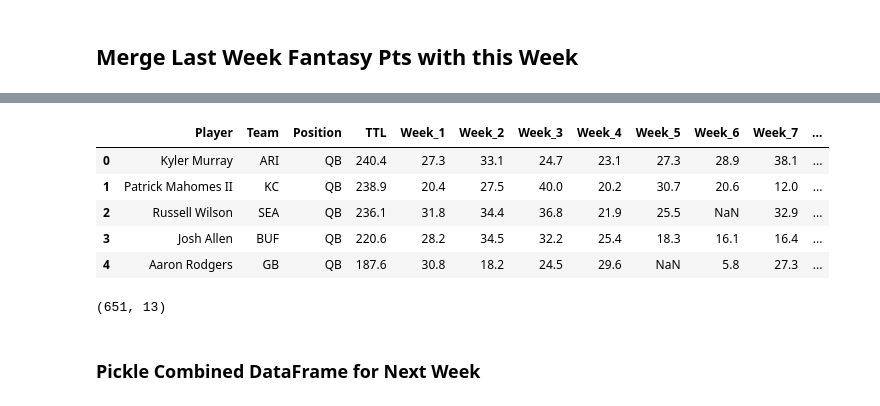
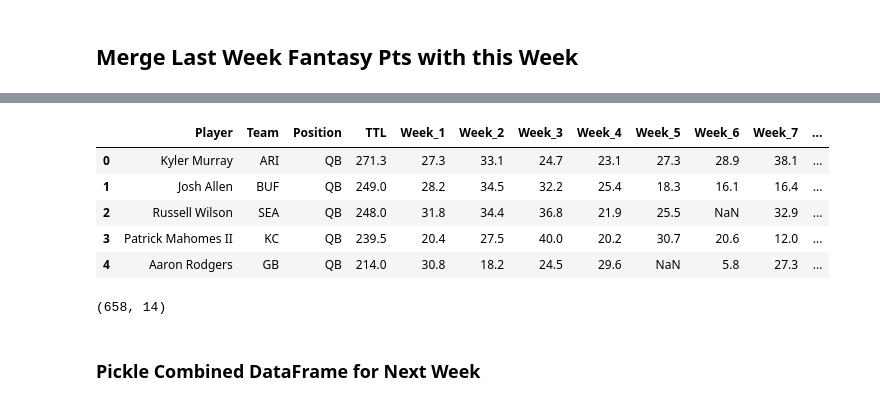
Before and after one commit to mcerow/fantasy_football, a Jupyter notebook: week10/Week10_DataCleaning.ipynb, the cells around one changed output, grey strips where cells are left out. Saved outputs shown, nothing was run; the diff lists cells and outputs as text; code cells hidden in the pictures.

Commit message:
cleaned offense dataframe

```diff
--- a/week10/Week10_DataCleaning.ipynb
+++ b/week10/Week10_DataCleaning.ipynb
@@ -227,19 +227,19 @@ Index(['Player', 'Team', 'Position', 'TTL', 'Week_9', 'Week_1', 'Week_2',
       dtype='object')
 # %%
 fantasy_pts = fantasy_pts[['Player', 'Team', 'Position', 'TTL', 'Week_1', 'Week_2', 'Week_3', 'Week_4', 'Week_5',
-                           'Week_6', 'Week_7', 'Week_8', 'Week_9']]
+                           'Week_6', 'Week_7', 'Week_8', 'Week_9', 'Week_10']]
 fantasy_pts.head()
 # %% [output]
 |  | Player | Team | Position | TTL | Week_1 | Week_2 | Week_3 | Week_4 | Week_5 | Week_6 | Week_7 | ... |
-| 0 | Kyler Murray | ARI | QB | 240.4 | 27.3 | 33.1 | 24.7 | 23.1 | 27.3 | 28.9 | 38.1 | ... |
-| 1 | Patrick Mahomes II | KC | QB | 238.9 | 20.4 | 27.5 | 40.0 | 20.2 | 30.7 | 20.6 | 12.0 | ... |
-| 2 | Russell Wilson | SEA | QB | 236.1 | 31.8 | 34.4 | 36.8 | 21.9 | 25.5 | NaN | 32.9 | ... |
-| 3 | Josh Allen | BUF | QB | 220.6 | 28.2 | 34.5 | 32.2 | 25.4 | 18.3 | 16.1 | 16.4 | ... |
-| 4 | Aaron Rodgers | GB | QB | 187.6 | 30.8 | 18.2 | 24.5 | 29.6 | NaN | 5.8 | 27.3 | ... |
+| 0 | Kyler Murray | ARI | QB | 271.3 | 27.3 | 33.1 | 24.7 | 23.1 | 27.3 | 28.9 | 38.1 | ... |
+| 1 | Josh Allen | BUF | QB | 249.0 | 28.2 | 34.5 | 32.2 | 25.4 | 18.3 | 16.1 | 16.4 | ... |
+| 2 | Russell Wilson | SEA | QB | 248.0 | 31.8 | 34.4 | 36.8 | 21.9 | 25.5 | NaN | 32.9 | ... |
+| 3 | Patrick Mahomes II | KC | QB | 239.5 | 20.4 | 27.5 | 40.0 | 20.2 | 30.7 | 20.6 | 12.0 | ... |
+| 4 | Aaron Rodgers | GB | QB | 214.0 | 30.8 | 18.2 | 24.5 | 29.6 | NaN | 5.8 | 27.3 | ... |
 # %%
 print(fantasy_pts.shape)
 # %% [output]
-(651, 13)
+(658, 14)
 # %% [markdown]
 ### Pickle Combined DataFrame for Next Week
 # %%
```
Also changed, not shown: parts of 10 cells of this notebook, 1 other file.
